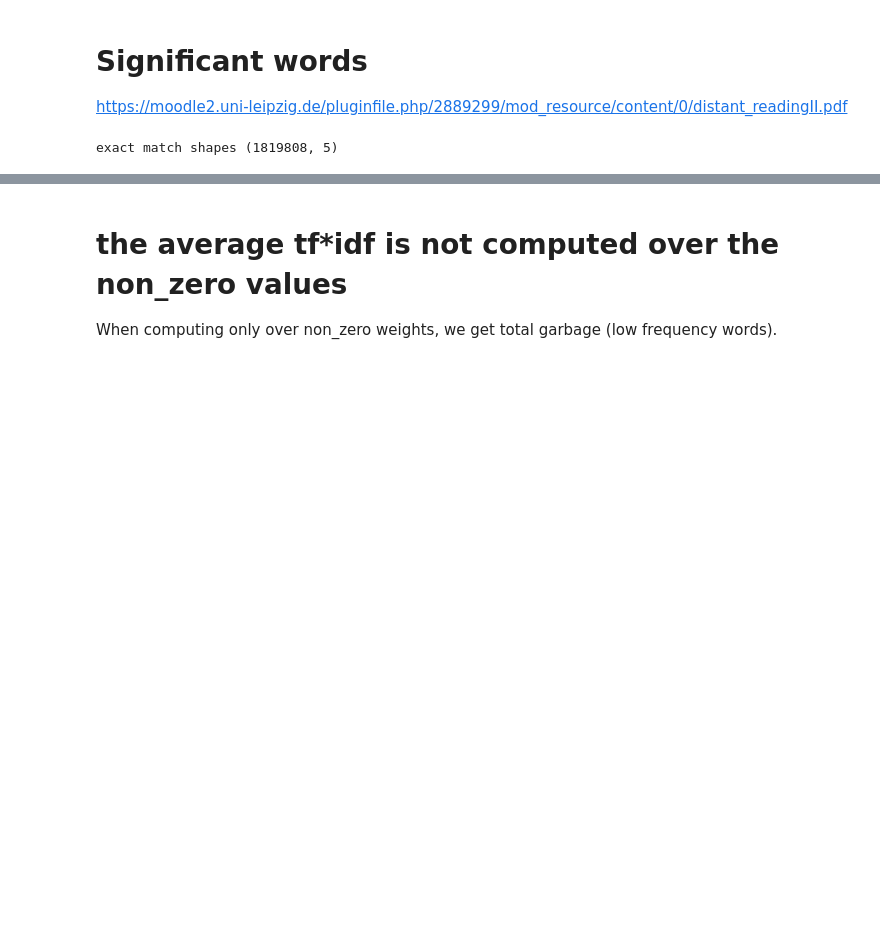
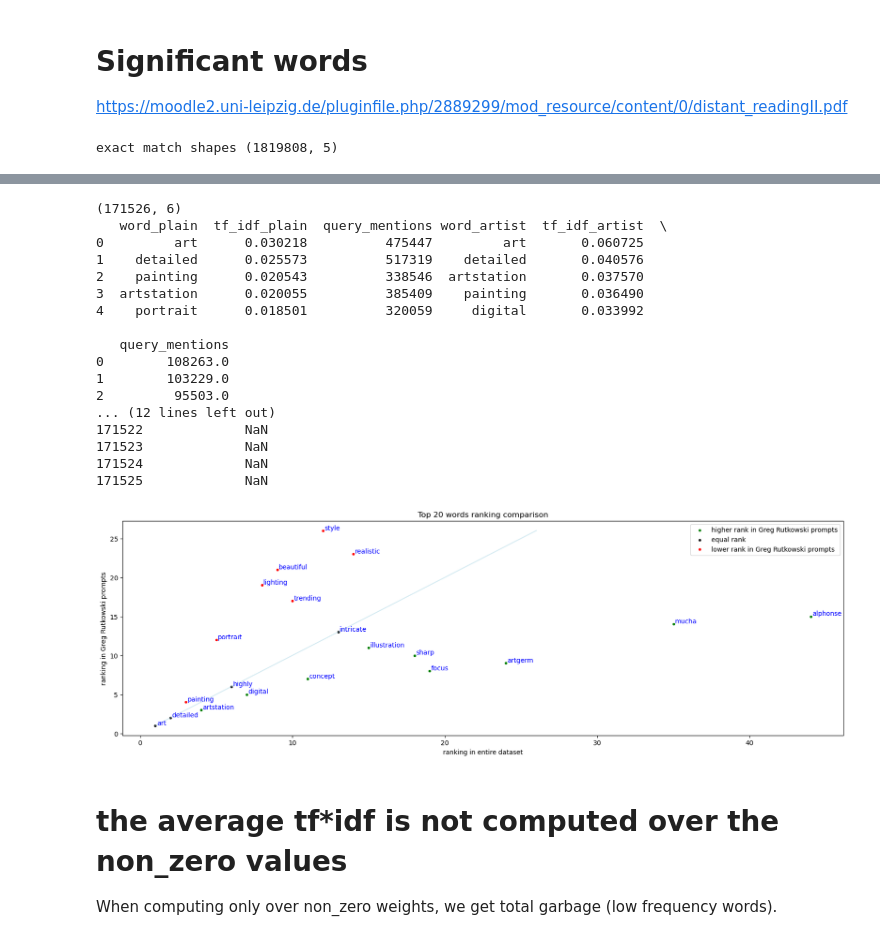
Before and after one commit to geschnee/dh_project, a Jupyter notebook: notebooks/Significant_Words.ipynb, the cells around one changed output, grey strips where cells are left out. Drawn from its saved outputs; the diff is of its cells as text; code cells hidden in the pictures; blank space fills up the shorter version.

```diff
--- a/notebooks/Significant_Words.ipynb
+++ b/notebooks/Significant_Words.ipynb
@@ -117,0 +151,37 @@ print(df.head(20))
+# %%
+from sklearn.feature_extraction.text import TfidfVectorizer
+
+
+
+vectorizer_greg = TfidfVectorizer(stop_words=stopwords)
+X_greg = vectorizer_greg.fit_transform(corpus_greg)
+feature_names_greg = vectorizer_greg.get_feature_names_out()
+print(f'{X_greg.shape[0]} documents')
+print(f'{X_greg.shape[1]} words')
+print(feature_names_greg)
+#print(X)
+#print(f'Stopwords {vectorizer.get_stop_words()}')
+
+import pandas as pd
+
+from collections import defaultdict
+#print(X.nonzero())
+#print(X.nonzero()[0].shape)
+#print(X.nonzero()[1].shape)
+word_weight_indices_greg = X_greg.nonzero()[1]
+word_occurences_greg = defaultdict(lambda: 0)
+for w in word_weight_indices_greg:
+    word_occurences_greg[w]=word_occurences_greg[w]+1
+
+mean_tf_idfs_greg = X_greg.mean(axis=0)
+print(mean_tf_idfs_greg.shape)
+mapping_greg={}
+print(mean_tf_idfs_greg[0,0])
+for index, fn in enumerate(feature_names_greg):
+    mapping_greg[fn]=[mean_tf_idfs_greg[0,index], word_occurences_greg[index]]
+
+df_greg = pd.DataFrame.from_dict(mapping_greg, orient="index", columns = ["tf_idf", "query_mentions"])
+
+df_greg.sort_values("tf_idf", axis=0, ascending=False, inplace=True)
+print(f'total number of words {len(corpus_greg)}')
+print(df_greg.head(20))
@@ -118,3 +206,27 @@ print(df.head(20))
+# %%
+import visualize_rankings as vr
+
+ranking_amount=20
+vr.visualize_tf_idf_rankings(mapping, mapping_greg, "Greg Rutkowski", ranking_amount)
+# %% [output]
+(171526, 6)
+   word_plain  tf_idf_plain  query_mentions word_artist  tf_idf_artist  \
+0         art      0.030218          475447         art       0.060725
+1    detailed      0.025573          517319    detailed       0.040576
+2    painting      0.020543          338546  artstation       0.037570
+3  artstation      0.020055          385409    painting       0.036490
+4    portrait      0.018501          320059     digital       0.033992
+
+   query_mentions
+0        108263.0
+1        103229.0
+2         95503.0
+... (12 lines left out)
+171522             NaN
+171523             NaN
+171524             NaN
+171525             NaN
+[figure, added]
 # %% [markdown]
 # the average tf*idf is not computed over the non_zero values
 
```
Also changed, not shown: parts of 9 cells of this notebook, 3 other files.
